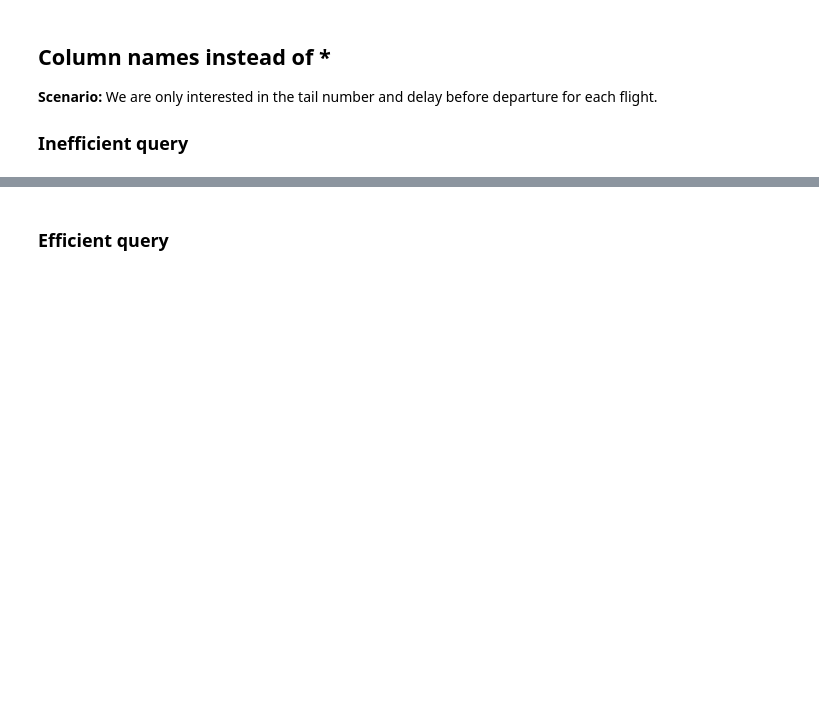
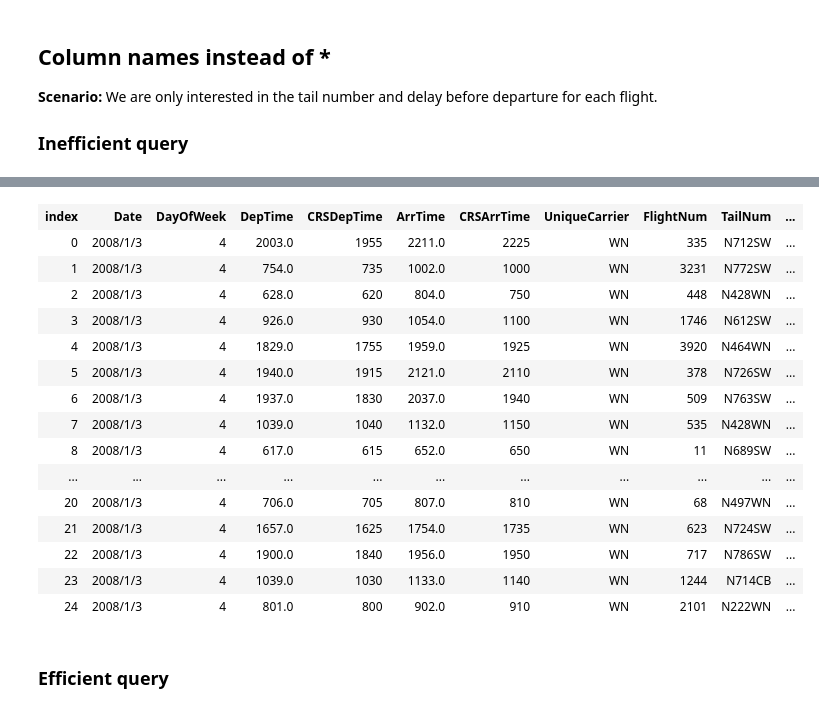
Before and after one commit to endiesworld/Explore_sql_mcqs, a Jupyter notebook: Optimising_SQL_Queries/10_Optimising_sql_queries.ipynb, the cells around one changed output, grey strips where cells are left out. Saved outputs shown, nothing was run; the diff lists cells and outputs as text; code cells hidden in the pictures; blank space fills up the shorter version.

```diff
--- a/Optimising_SQL_Queries/10_Optimising_sql_queries.ipynb
+++ b/Optimising_SQL_Queries/10_Optimising_sql_queries.ipynb
@@ -85,4 +475,5 @@ FROM CTE
 
 SELECT *
 FROM flights
-LIMIT 2500
+LIMIT 25
+# %% [output]
@@ -89,3 +484,19 @@ LIMIT 2500
+| index | Date | DayOfWeek | DepTime | CRSDepTime | ArrTime | CRSArrTime | UniqueCarrier | FlightNum | TailNum | ... |
+| 0 | 2008/1/3 | 4 | 2003.0 | 1955 | 2211.0 | 2225 | WN | 335 | N712SW | ... |
+| 1 | 2008/1/3 | 4 | 754.0 | 735 | 1002.0 | 1000 | WN | 3231 | N772SW | ... |
+| 2 | 2008/1/3 | 4 | 628.0 | 620 | 804.0 | 750 | WN | 448 | N428WN | ... |
+| 3 | 2008/1/3 | 4 | 926.0 | 930 | 1054.0 | 1100 | WN | 1746 | N612SW | ... |
+| 4 | 2008/1/3 | 4 | 1829.0 | 1755 | 1959.0 | 1925 | WN | 3920 | N464WN | ... |
+| 5 | 2008/1/3 | 4 | 1940.0 | 1915 | 2121.0 | 2110 | WN | 378 | N726SW | ... |
+| 6 | 2008/1/3 | 4 | 1937.0 | 1830 | 2037.0 | 1940 | WN | 509 | N763SW | ... |
+| 7 | 2008/1/3 | 4 | 1039.0 | 1040 | 1132.0 | 1150 | WN | 535 | N428WN | ... |
+| 8 | 2008/1/3 | 4 | 617.0 | 615 | 652.0 | 650 | WN | 11 | N689SW | ... |
+| ... | ... | ... | ... | ... | ... | ... | ... | ... | ... | ... |
+| 20 | 2008/1/3 | 4 | 706.0 | 705 | 807.0 | 810 | WN | 68 | N497WN | ... |
+| 21 | 2008/1/3 | 4 | 1657.0 | 1625 | 1754.0 | 1735 | WN | 623 | N724SW | ... |
+| 22 | 2008/1/3 | 4 | 1900.0 | 1840 | 1956.0 | 1950 | WN | 717 | N786SW | ... |
+| 23 | 2008/1/3 | 4 | 1039.0 | 1030 | 1133.0 | 1140 | WN | 1244 | N714CB | ... |
+| 24 | 2008/1/3 | 4 | 801.0 | 800 | 902.0 | 910 | WN | 2101 | N222WN | ... |
 # %% [markdown]
 ### Efficient query
 # %%
```
Also changed, not shown: parts of 40 cells of this notebook.
